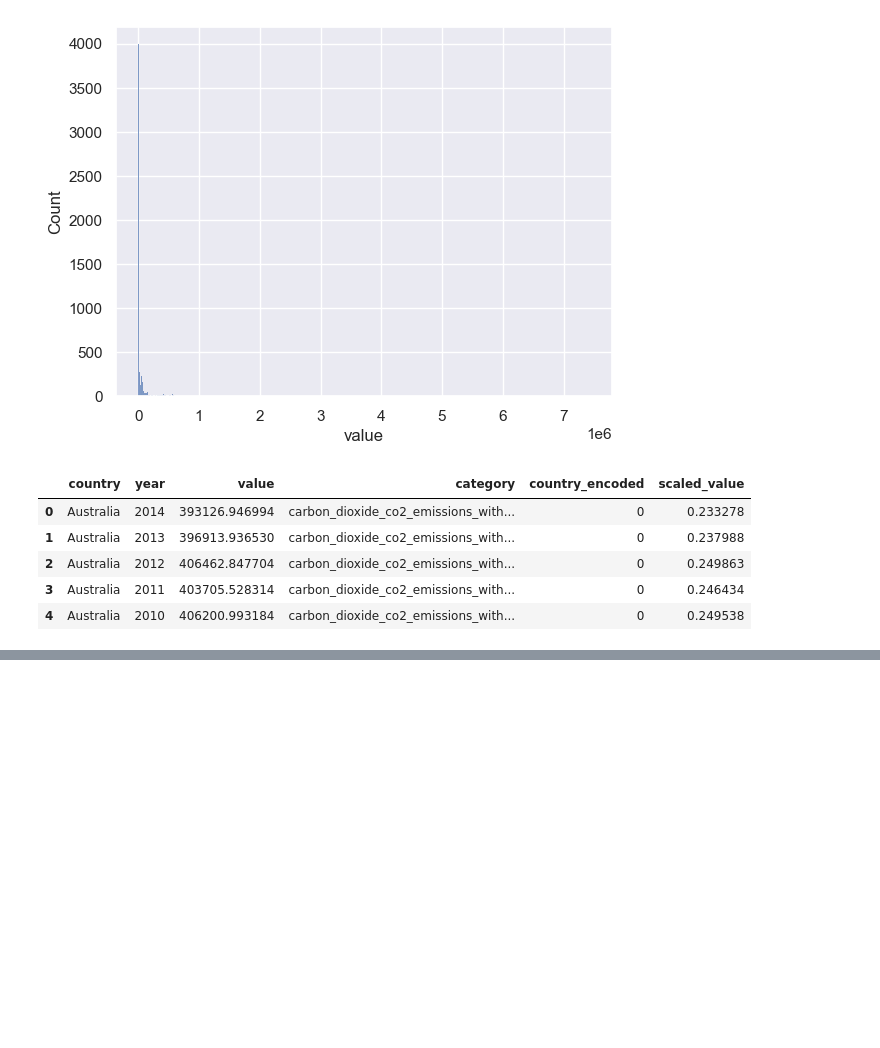
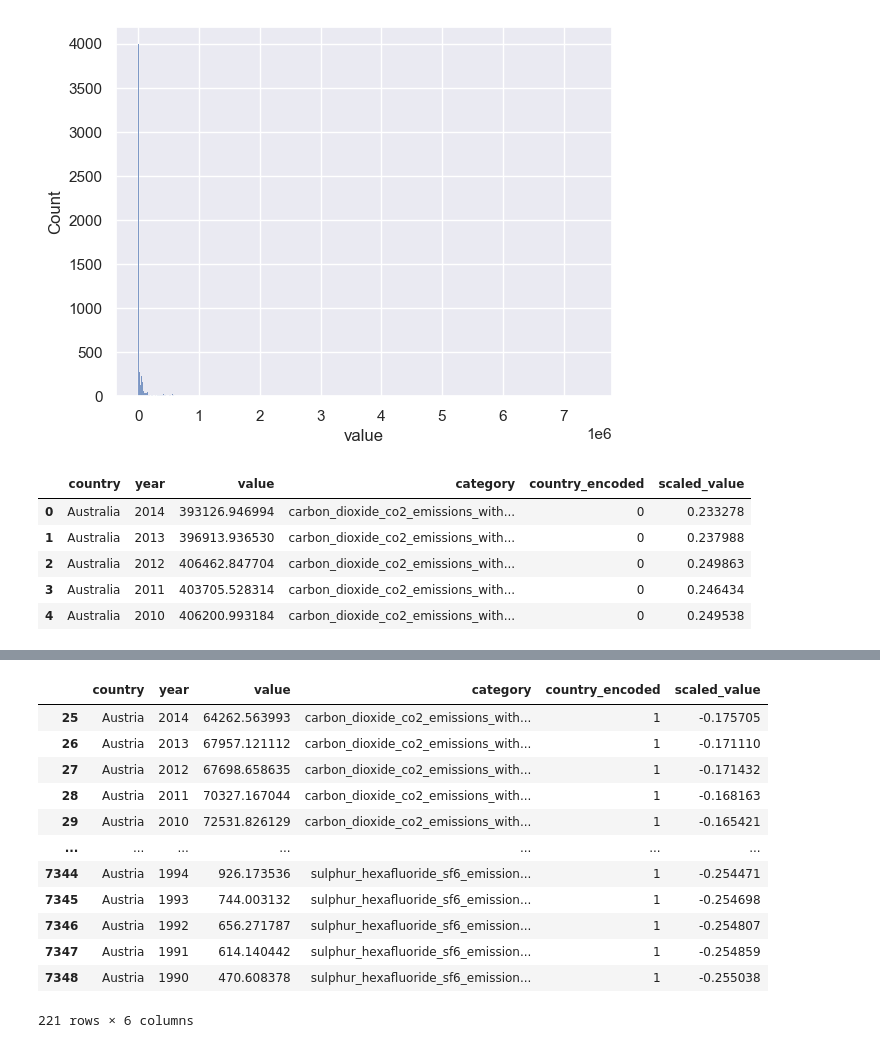
Before and after one commit to Thomas-Nguyen12/Weather_website, a Jupyter notebook: temperature.ipynb, the cells around one changed output, grey strips where cells are left out. Cells and saved outputs as stored; diff of their text form; code cells hidden in the pictures; blank space fills up the shorter version.

```diff
--- a/temperature.ipynb
+++ b/temperature.ipynb
@@ -271,0 +272,3 @@ emission.head()
+# %%
+unique = emission.country.unique()
+unique
@@ -271,0 +285,19 @@ emission.head()
+# %%
+unique_countries = [emission[emission.country == i] for i in unique]
+
+# More helpful for indexing
+unique_countries[1]
+# %% [output]
+|  | country | year | value | category | country_encoded | scaled_value |
+| 25 | Austria | 2014 | 64262.563993 | carbon_dioxide_co2_emissions_with... | 1 | -0.175705 |
+| 26 | Austria | 2013 | 67957.121112 | carbon_dioxide_co2_emissions_with... | 1 | -0.171110 |
+| 27 | Austria | 2012 | 67698.658635 | carbon_dioxide_co2_emissions_with... | 1 | -0.171432 |
+| 28 | Austria | 2011 | 70327.167044 | carbon_dioxide_co2_emissions_with... | 1 | -0.168163 |
+| 29 | Austria | 2010 | 72531.826129 | carbon_dioxide_co2_emissions_with... | 1 | -0.165421 |
+| ... | ... | ... | ... | ... | ... | ... |
+| 7344 | Austria | 1994 | 926.173536 | sulphur_hexafluoride_sf6_emission... | 1 | -0.254471 |
+| 7345 | Austria | 1993 | 744.003132 | sulphur_hexafluoride_sf6_emission... | 1 | -0.254698 |
+| 7346 | Austria | 1992 | 656.271787 | sulphur_hexafluoride_sf6_emission... | 1 | -0.254807 |
+| 7347 | Austria | 1991 | 614.140442 | sulphur_hexafluoride_sf6_emission... | 1 | -0.254859 |
+| 7348 | Austria | 1990 | 470.608378 | sulphur_hexafluoride_sf6_emission... | 1 | -0.255038 |
+221 rows × 6 columns
```
Also changed, not shown: parts of 22 cells of this notebook, 4 other files.
